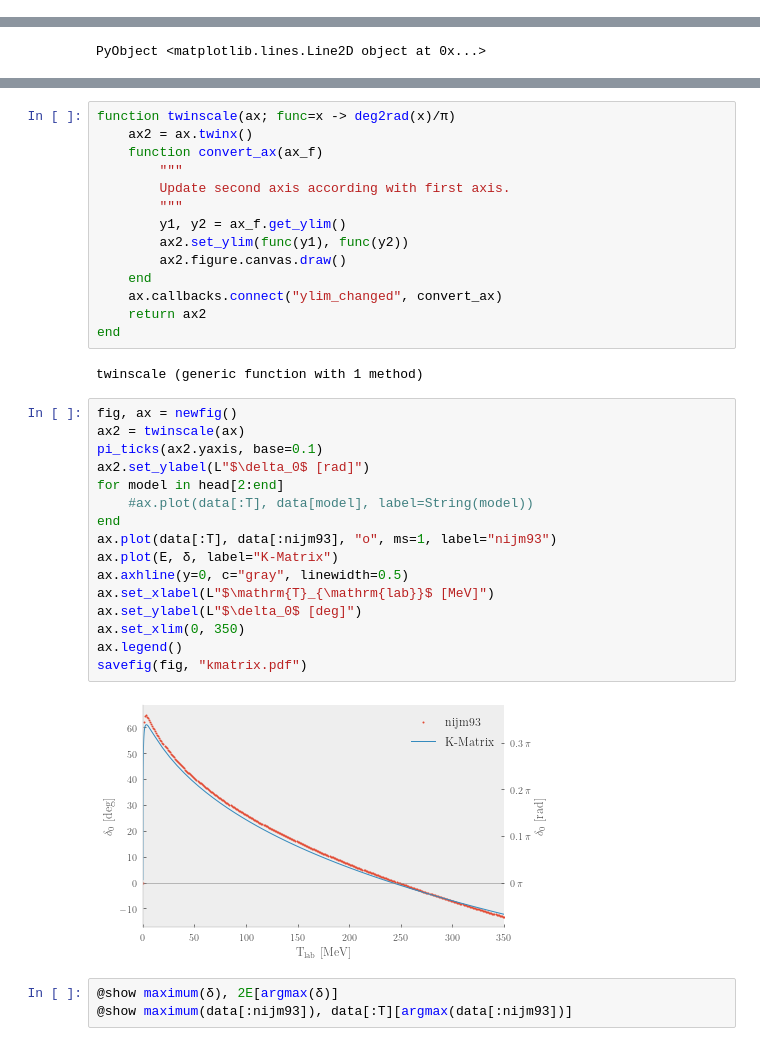
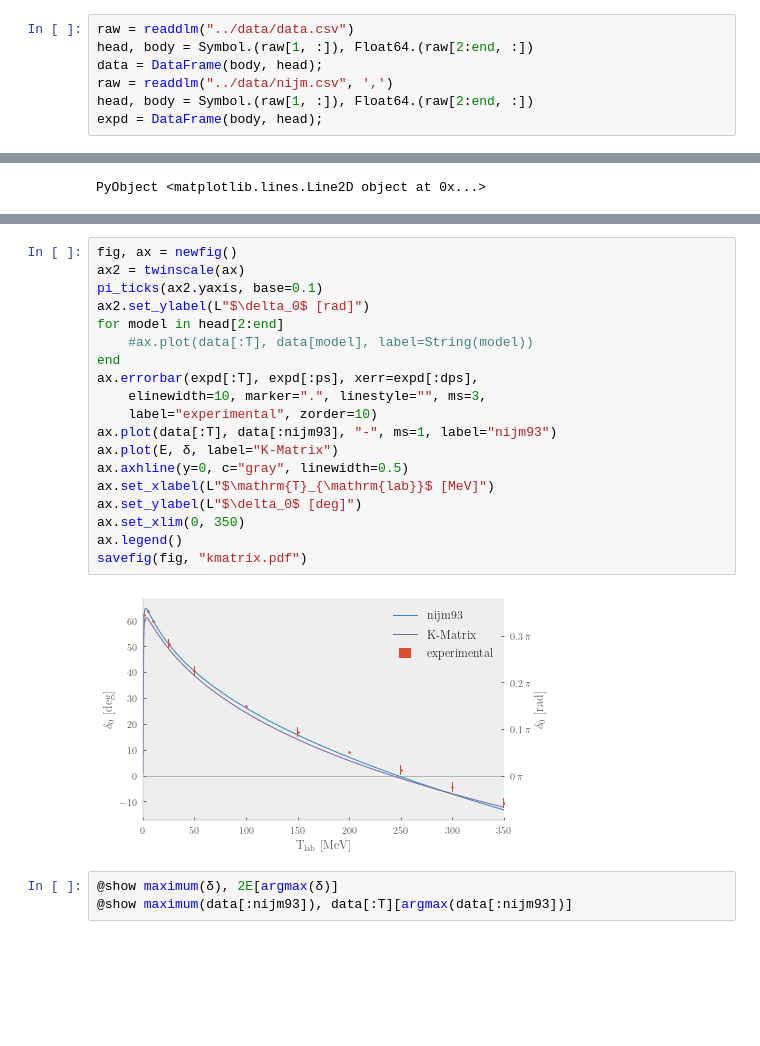
Before and after one commit to ErlendLima/NuclearForces, a Jupyter notebook: project1/notebook/Project.ipynb, the cells around one changed output, grey strips where cells are left out. Cells and saved outputs as stored; diff of their text form; blank space fills up the shorter version.

```diff
--- a/project1/notebook/Project.ipynb
+++ b/project1/notebook/Project.ipynb
@@ -78,3 +97,10 @@ pi_ticks (generic function with 1 method)
+# %%
+raw = readdlm("../data/data.csv")
+head, body = Symbol.(raw[1, :]), Float64.(raw[2:end, :])
+data = DataFrame(body, head);
+raw = readdlm("../data/nijm.csv", ',')
+head, body = Symbol.(raw[1, :]), Float64.(raw[2:end, :])
+expd = DataFrame(body, head);
 # %% [markdown]
 ## The Potentials
 # %% [markdown]
@@ -169,37 +186,24 @@ head = [:T, :pwa93, :esc96, :nijm1, :nijm2, :nijm93]
-# %%
-function twinscale(ax; func=x -> deg2rad(x)/π)
-    ax2 = ax.twinx()
-    function convert_ax(ax_f)
-        """
-        Update second axis according with first axis.
-        """
-        y1, y2 = ax_f.get_ylim()
-        ax2.set_ylim(func(y1), func(y2))
-        ax2.figure.canvas.draw()
-    end
-    ax.callbacks.connect("ylim_changed", convert_ax)
-    return ax2
-end
-# %% [output]
-twinscale (generic function with 1 method)
 # %%
 fig, ax = newfig()
 ax2 = twinscale(ax)
 pi_ticks(ax2.yaxis, base=0.1)
 ax2.set_ylabel(L"$\delta_0$ [rad]")
 for model in head[2:end]
     #ax.plot(data[:T], data[model], label=String(model))
 end
-ax.plot(data[:T], data[:nijm93], "o", ms=1, label="nijm93")
+ax.errorbar(expd[:T], expd[:ps], xerr=expd[:dps],
+    elinewidth=10, marker=".", linestyle="", ms=3,
+    label="experimental", zorder=10)
+ax.plot(data[:T], data[:nijm93], "-", ms=1, label="nijm93")
 ax.plot(E, δ, label="K-Matrix")
 ax.axhline(y=0, c="gray", linewidth=0.5)
 ax.set_xlabel(L"$\mathrm{T}_{\mathrm{lab}}$ [MeV]")
 ax.set_ylabel(L"$\delta_0$ [deg]")
 ax.set_xlim(0, 350)
 ax.legend()
 savefig(fig, "kmatrix.pdf")
 # %% [output]
-[figure, old version]
+[figure, new version]
 # %%
 @show maximum(δ), 2E[argmax(δ)]
 @show maximum(data[:nijm93]), data[:T][argmax(data[:nijm93])]
```
Also changed, not shown: parts of 21 cells of this notebook, 24 other files.
